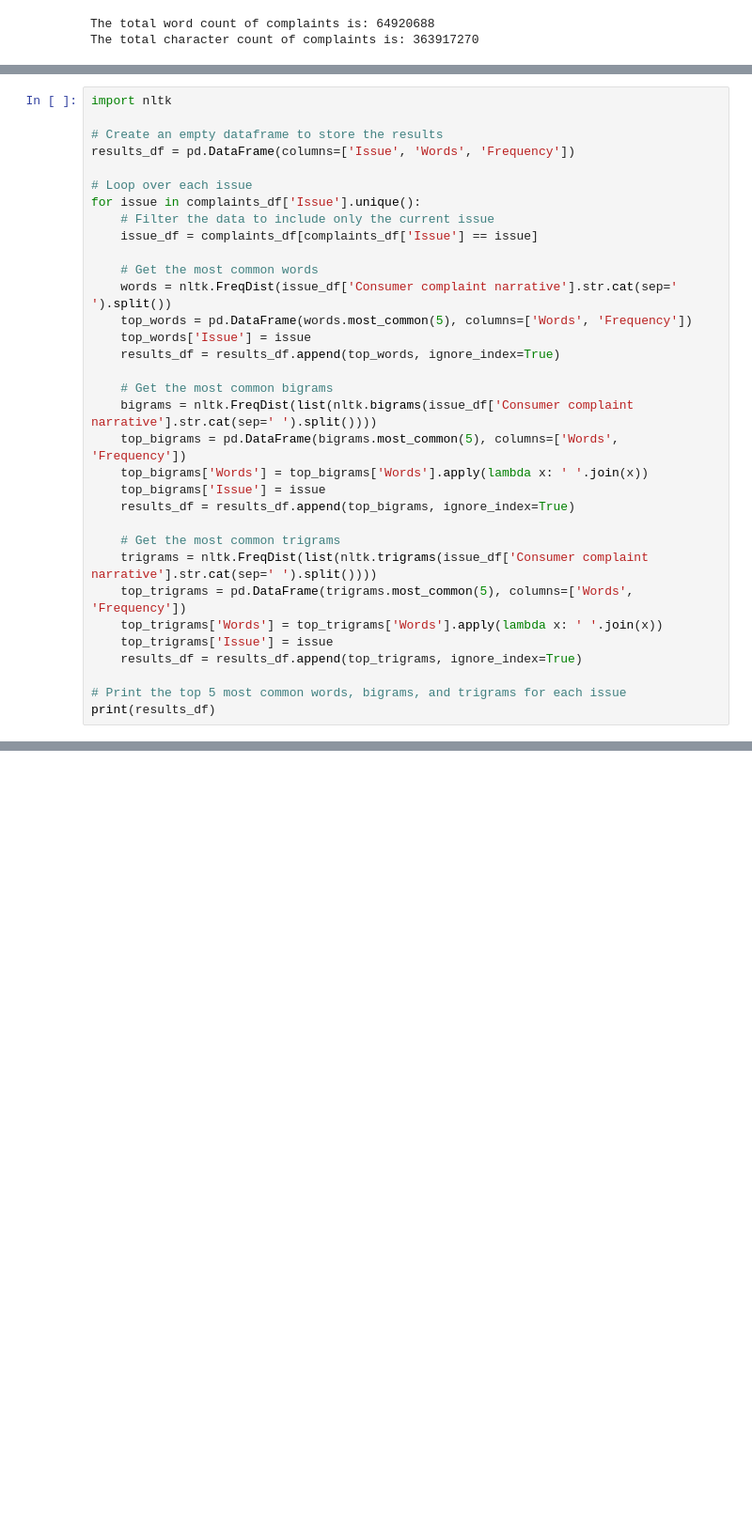
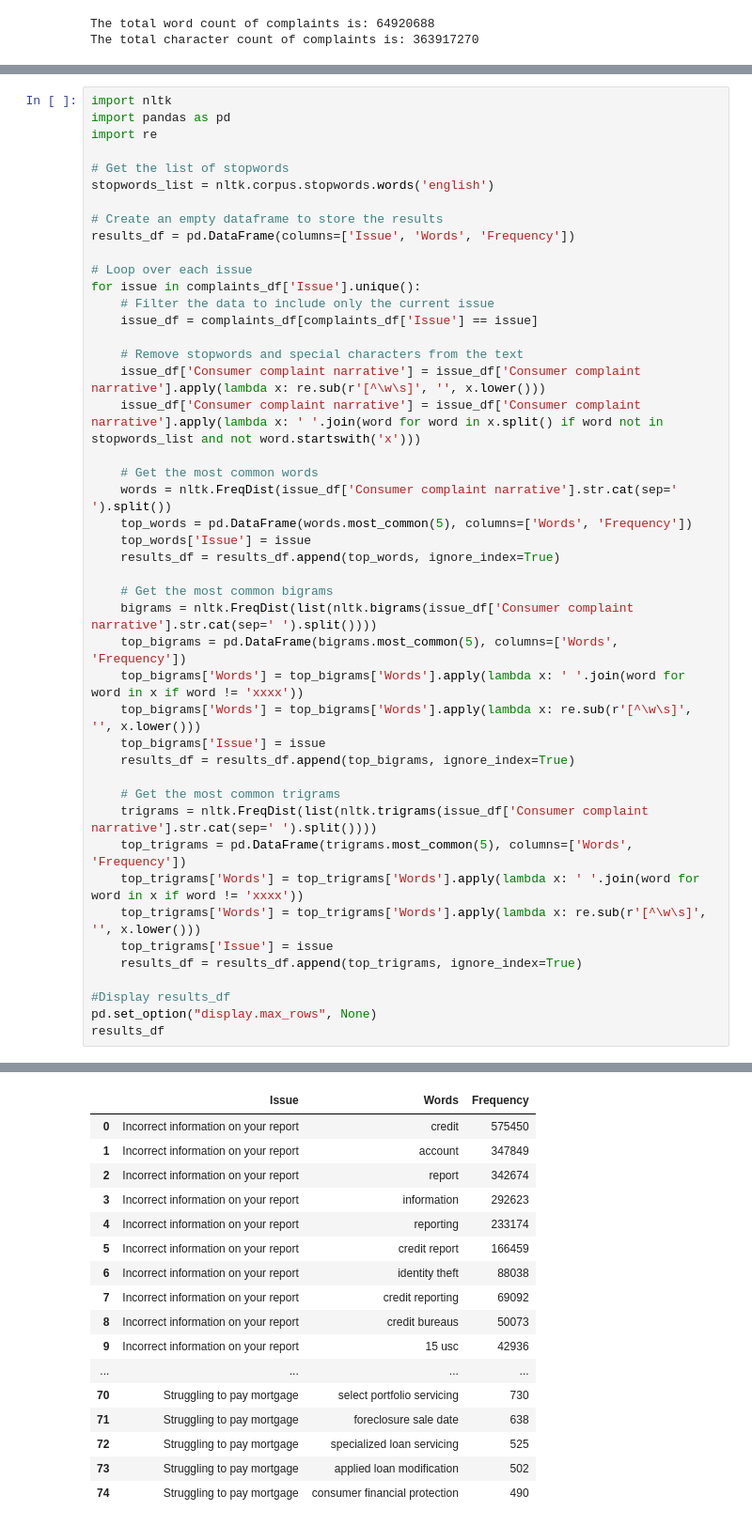
Before and after one commit to nss-data-science-cohort-6/cfpb_text_classification-gangsta-s-paradise, a Jupyter notebook: notebooks/notebook.ipynb, the cells around one changed output, grey strips where cells are left out. Shown at 94% size. Drawn from its saved outputs; the diff is of its cells as text; blank space fills up the shorter version.

Commit message:
excluded stopwords and redactions

```diff
--- a/notebooks/notebook.ipynb
+++ b/notebooks/notebook.ipynb
@@ -122,5 +65,10 @@ Most common trigrams for each issue:
 # %%
 import nltk
+import pandas as pd
+import re
+
+# Get the list of stopwords
+stopwords_list = nltk.corpus.stopwords.words('english')
 
 # Create an empty dataframe to store the results
 results_df = pd.DataFrame(columns=['Issue', 'Words', 'Frequency'])
@@ -129,6 +77,10 @@ results_df = pd.DataFrame(columns=['Issue', 'Words', 'Frequency'])
 for issue in complaints_df['Issue'].unique():
     # Filter the data to include only the current issue
     issue_df = complaints_df[complaints_df['Issue'] == issue]
+
+    # Remove stopwords and special characters from the text
+    issue_df['Consumer complaint narrative'] = issue_df['Consumer complaint narrative'].apply(lambda x: re.sub(r'[^\w\s]', '', x.lower()))
+    issue_df['Consumer complaint narrative'] = issue_df['Consumer complaint narrative'].apply(lambda x: ' '.join(word for word in x.split() if word not in stopwords_list and not word.startswith('x')))
 
     # Get the most common words
     words = nltk.FreqDist(issue_df['Consumer complaint narrative'].str.cat(sep=' ').split())
@@ -139,17 +91,20 @@ for issue in complaints_df['Issue'].unique():
     # Get the most common bigrams
     bigrams = nltk.FreqDist(list(nltk.bigrams(issue_df['Consumer complaint narrative'].str.cat(sep=' ').split())))
     top_bigrams = pd.DataFrame(bigrams.most_common(5), columns=['Words', 'Frequency'])
-    top_bigrams['Words'] = top_bigrams['Words'].apply(lambda x: ' '.join(x))
+    top_bigrams['Words'] = top_bigrams['Words'].apply(lambda x: ' '.join(word for word in x if word != 'xxxx'))
+    top_bigrams['Words'] = top_bigrams['Words'].apply(lambda x: re.sub(r'[^\w\s]', '', x.lower()))
     top_bigrams['Issue'] = issue
     results_df = results_df.append(top_bigrams, ignore_index=True)
 
     # Get the most common trigrams
     trigrams = nltk.FreqDist(list(nltk.trigrams(issue_df['Consumer complaint narrative'].str.cat(sep=' ').split())))
     top_trigrams = pd.DataFrame(trigrams.most_common(5), columns=['Words', 'Frequency'])
-    top_trigrams['Words'] = top_trigrams['Words'].apply(lambda x: ' '.join(x))
+    top_trigrams['Words'] = top_trigrams['Words'].apply(lambda x: ' '.join(word for word in x if word != 'xxxx'))
+    top_trigrams['Words'] = top_trigrams['Words'].apply(lambda x: re.sub(r'[^\w\s]', '', x.lower()))
     top_trigrams['Issue'] = issue
     results_df = results_df.append(top_trigrams, ignore_index=True)
 
-# Print the top 5 most common words, bigrams, and trigrams for each issue
-print(results_df)
+#Display results_df
+pd.set_option("display.max_rows", None)
+results_df
 # %% [output]
@@ -169,0 +128,17 @@ print(results_df)
+|  | Issue | Words | Frequency |
+| 0 | Incorrect information on your report | credit | 575450 |
+| 1 | Incorrect information on your report | account | 347849 |
+| 2 | Incorrect information on your report | report | 342674 |
+| 3 | Incorrect information on your report | information | 292623 |
+| 4 | Incorrect information on your report | reporting | 233174 |
+| 5 | Incorrect information on your report | credit report | 166459 |
+| 6 | Incorrect information on your report | identity theft | 88038 |
+| 7 | Incorrect information on your report | credit reporting | 69092 |
+| 8 | Incorrect information on your report | credit bureaus | 50073 |
+| 9 | Incorrect information on your report | 15 usc | 42936 |
+| ... | ... | ... | ... |
+| 70 | Struggling to pay mortgage | select portfolio servicing | 730 |
+| 71 | Struggling to pay mortgage | foreclosure sale date | 638 |
+| 72 | Struggling to pay mortgage | specialized loan servicing | 525 |
+| 73 | Struggling to pay mortgage | applied loan modification | 502 |
+| 74 | Struggling to pay mortgage | consumer financial protection | 490 |
```
Also changed, not shown: parts of 4 cells of this notebook.
